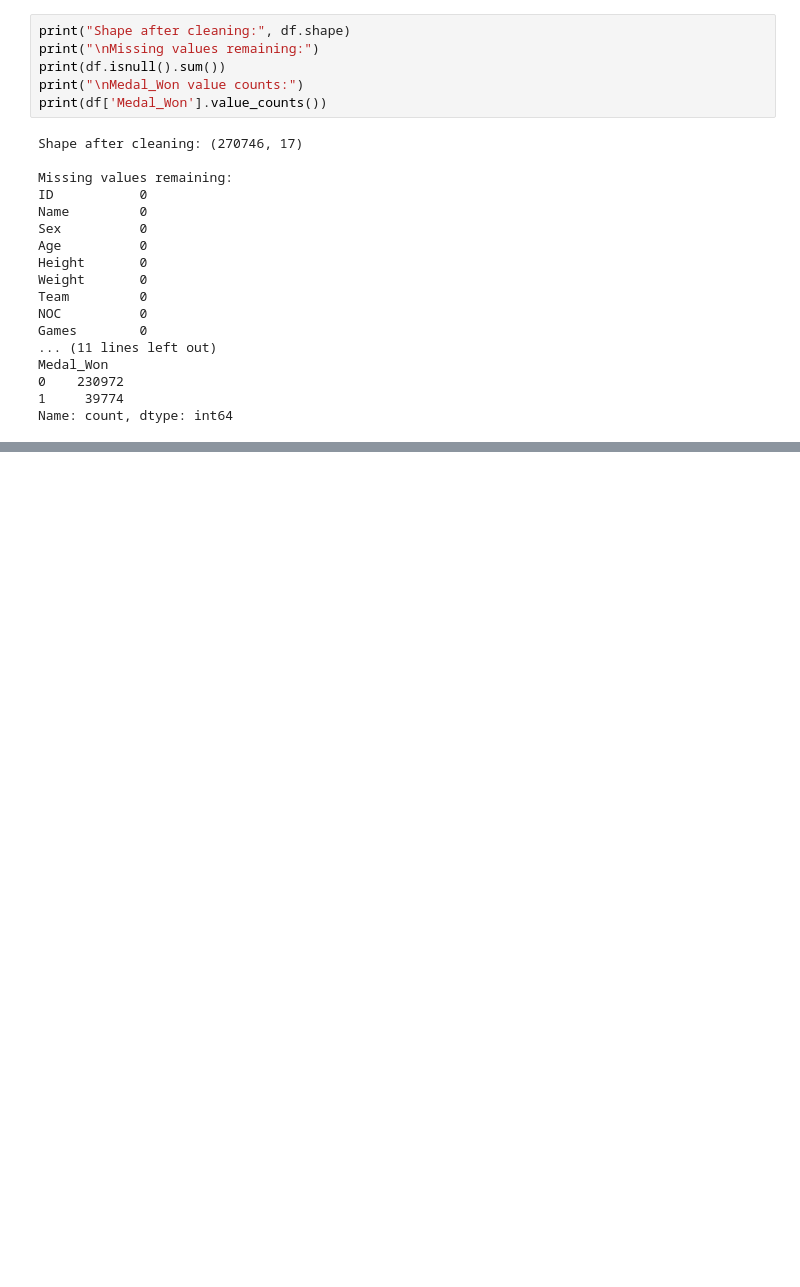
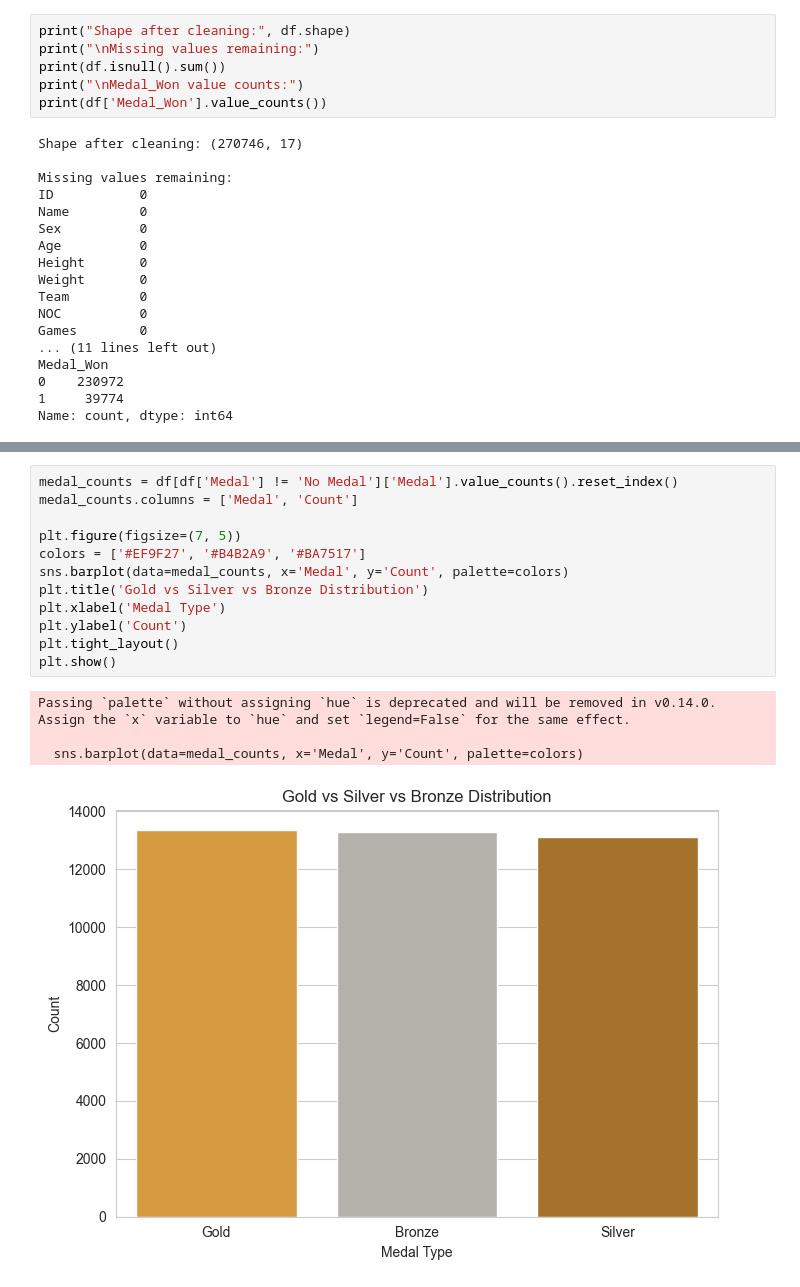
Before and after one commit to kunjagarwal-dev/olympics-data-analysis, a Jupyter notebook: notebooks/olympics_analysis.ipynb, the cells around one changed output, grey strips where cells are left out. Cells and saved outputs as stored; diff of their text form; blank space fills up the shorter version.

```diff
--- a/notebooks/olympics_analysis.ipynb
+++ b/notebooks/olympics_analysis.ipynb
@@ -127,0 +183,17 @@ Name: count, dtype: int64
+# %%
+medal_counts = df[df['Medal'] != 'No Medal']['Medal'].value_counts().reset_index()
+medal_counts.columns = ['Medal', 'Count']
+
+plt.figure(figsize=(7, 5))
+colors = ['#EF9F27', '#B4B2A9', '#BA7517']
+sns.barplot(data=medal_counts, x='Medal', y='Count', palette=colors)
+plt.title('Gold vs Silver vs Bronze Distribution')
+plt.xlabel('Medal Type')
+plt.ylabel('Count')
+plt.tight_layout()
+plt.show()
+# %% [output]
+Passing `palette` without assigning `hue` is deprecated and will be removed in v0.14.0. Assign the `x` variable to `hue` and set `legend=False` for the same effect.
+
+  sns.barplot(data=medal_counts, x='Medal', y='Count', palette=colors)
+[figure, added]
```
Also changed, not shown: parts of 11 cells of this notebook.
